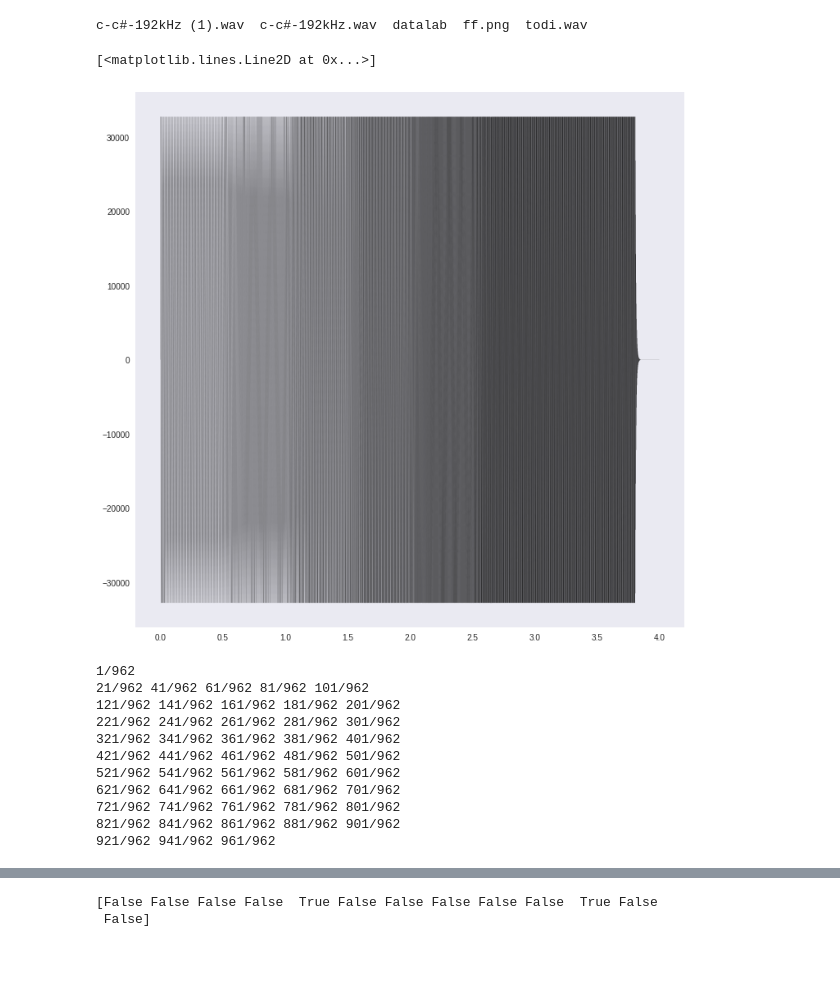
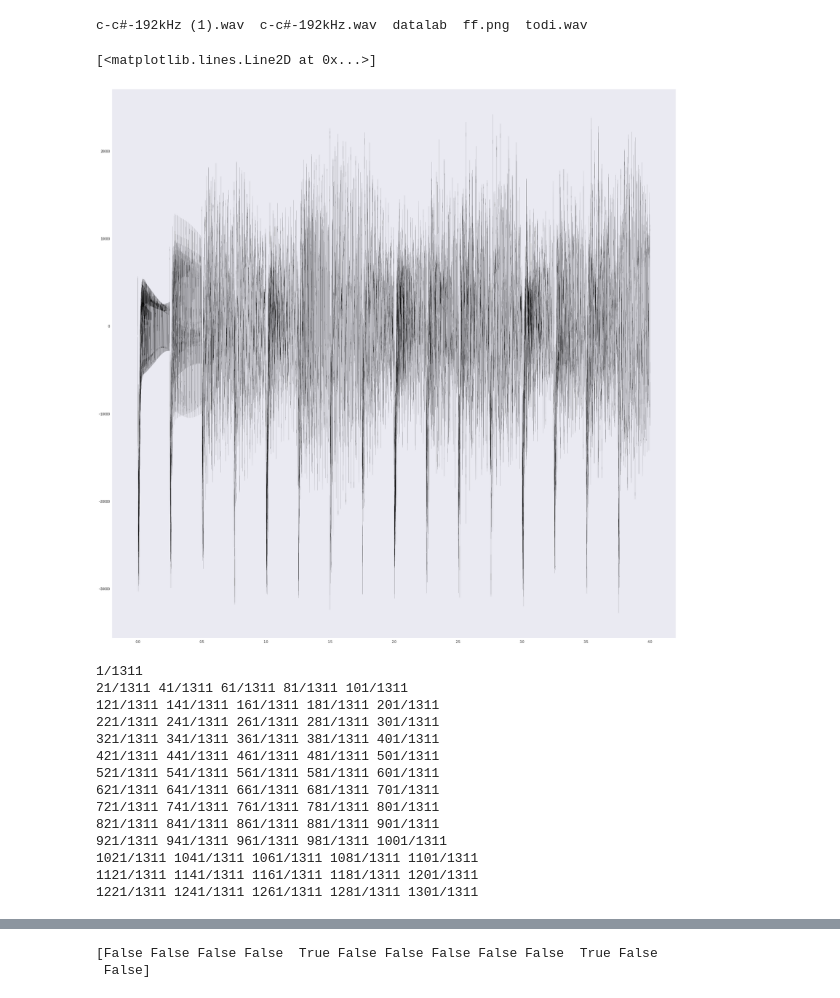
Before and after one commit to tandav/spectrogram, a Jupyter notebook: custom_fft_low_freqs.ipynb, the cells around one changed output, grey strips where cells are left out. Drawn from its saved outputs; the diff is of its cells as text; code cells hidden in the pictures; blank space fills up the shorter version.

```diff
--- a/custom_fft_low_freqs.ipynb
+++ b/custom_fft_low_freqs.ipynb
@@ -4,8 +4,8 @@
 import numpy as np
 import matplotlib.pyplot as plt
 # plt.rcParams['figure.figsize'] = [20, 20]
-# plt.rcParams['figure.figsize'] = [30, 30]
-plt.rcParams['figure.figsize'] = [12, 12]
+plt.rcParams['figure.figsize'] = [30, 30]
+# plt.rcParams['figure.figsize'] = [12, 12]
 # %% [markdown]
 # Unoptimised spectrogram using `for` loop
 # %%
@@ -26,23 +26,23 @@ User uploaded file "malkauns.wav" with length 352844 bytes
 c-c#-192kHz (1).wav  c-c#-192kHz.wav  datalab  ff.png  todi.wav
 # %%
 from scipy.io import wavfile
-rate, x = wavfile.read('malkauns.wav')
+rate, x = wavfile.read('c-c#-192kHz.wav')
 signal = x
 # signal = x[:20000]
 # left_channel  = x[:, 0]
 # right_channel = x[:, 1]
 # signal = left_channel
 # signal = (left_channel + right_channel) / 2 # average left and right channels to mono signal // reaaly bad, don't do this
 N = len(signal)
 t = np.linspace(0, N/rate, N)
 plt.grid()
 plt.plot(t, signal, 'k-', linewidth=0.1)
 # %% [output]
 [<matplotlib.lines.Line2D at 0x...>]
-[figure, old version]
+[figure, new version]
 # %%
-nperseg  = 11025//8
-noverlap = nperseg // 100 * 92
+nperseg  = 11025//7
+noverlap = nperseg // 100 * 66
 
 # nperseg  = 11025//2
 # noverlap = nperseg // 100 * 92
@@ -55,6 +55,10 @@ f       = np.geomspace(30, nperseg//2, f_N) # second arg: nperseg//2 (Nyquist li
 
 T_chunk, F_chunk = np.meshgrid(t_chunk, f)
 E = np.exp(-2j * np.pi * F_chunk * T_chunk)
+
+lines_for_plot_windows = []
+# blur_kernel = gaussian(50, std=3)
+blur_kernel = gaussian(50, std=3)
 
 j = 0
 for i in range(0, N, step):
@@ -74,6 +78,10 @@ for i in range(0, N, step):
 
         magnitude = np.abs(corr)
 
+        lines_for_plot_windows.append(t[i])
+        lines_for_plot_windows.append(t[i + nperseg])
+
+
 
 #         magnitude[magnitude < magnitude.max()/4] = 0
 
@@ -85,26 +93,29 @@ for i in range(0, N, step):
         sharp_peaks[maximas_mask] = magnitude[maximas_mask]
 
 #         threshold = np.max(sharp_peaks) / 10
-#         threshold = np.sort(magnitude[maximas_mask])[-5] # take only 10 peaks
+#         threshold = np.sort(magnitude[maximas_mask])[-2] # take only n peaks
 #         sharp_peaks[sharp_peaks < threshold] = 0 # filter out small maximas
 #         sharp_peaks[maximas_mask] = 1
 
-
+        spectrogram[j] = np.correlate(sharp_peaks, blur_kernel, mode='same')
 #         spectrogram[j] = magnitude
-        spectrogram[j] = sharp_peaks
+#         spectrogram[j] = sharp_peaks
         j += 1
 # %% [output]
-1/962
-21/962 41/962 61/962 81/962 101/962
-121/962 141/962 161/962 181/962 201/962
-221/962 241/962 261/962 281/962 301/962
-321/962 341/962 361/962 381/962 401/962
-421/962 441/962 461/962 481/962 501/962
-521/962 541/962 561/962 581/962 601/962
-621/962 641/962 661/962 681/962 701/962
-721/962 741/962 761/962 781/962 801/962
-821/962 841/962 861/962 881/962 901/962
-921/962 941/962 961/962
+1/1311
+21/1311 41/1311 61/1311 81/1311 101/1311
+121/1311 141/1311 161/1311 181/1311 201/1311
+221/1311 241/1311 261/1311 281/1311 301/1311
+321/1311 341/1311 361/1311 381/1311 401/1311
+421/1311 441/1311 461/1311 481/1311 501/1311
+521/1311 541/1311 561/1311 581/1311 601/1311
+621/1311 641/1311 661/1311 681/1311 701/1311
+721/1311 741/1311 761/1311 781/1311 801/1311
+821/1311 841/1311 861/1311 881/1311 901/1311
+921/1311 941/1311 961/1311 981/1311 1001/1311
+1021/1311 1041/1311 1061/1311 1081/1311 1101/1311
+1121/1311 1141/1311 1161/1311 1181/1311 1201/1311
+1221/1311 1241/1311 1261/1311 1281/1311 1301/1311
 # %%
 t_for_spectrogram = np.linspace(0, N/rate, j)
 T, F = np.meshgrid(t_for_spectrogram, f)
```
Also changed, not shown: parts of 13 cells of this notebook.
